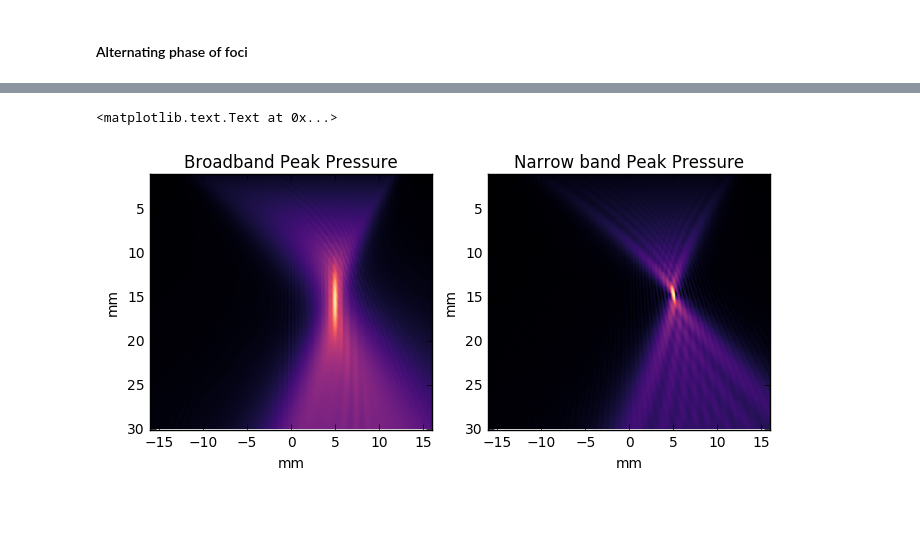
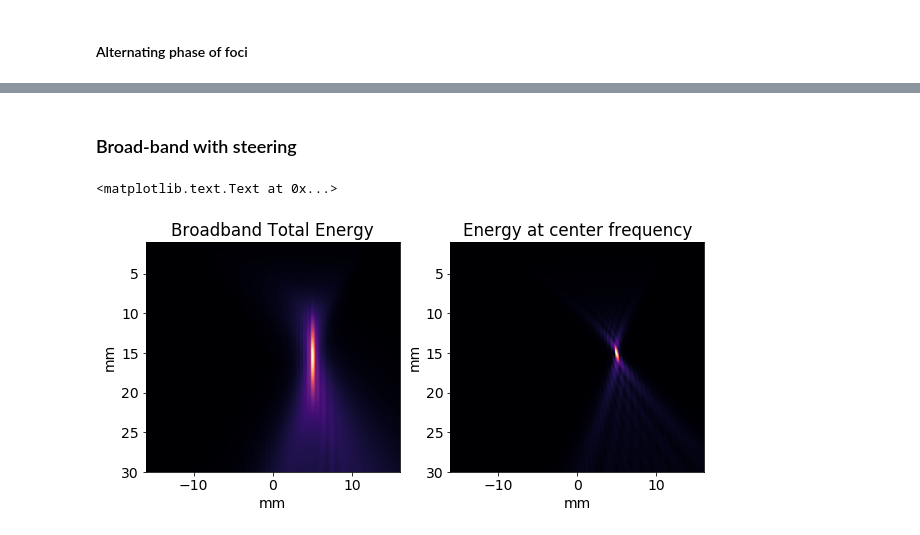
Before and after one commit to vlchaplin/pyRayleighCuda, a Jupyter notebook: examples/LinearProbe2D.ipynb, the cells around one changed output, grey strips where cells are left out. Saved outputs shown, nothing was run; the diff lists cells and outputs as text; code cells hidden in the pictures; blank space fills up the shorter version.

```diff
--- a/examples/LinearProbe2D.ipynb
+++ b/examples/LinearProbe2D.ipynb
@@ -142,13 +152,13 @@ import scipy.signal as sig
 # %%
 fc = 3e6
 
-Fs = 40e6
+Fs = 80e6
 dt=1/Fs
-t_us = np.arange(0.0, 4.0, dt*1e6)
+t_us = np.arange(0.0, 2.0, dt*1e6)
 Nt = len(t_us)
 mid = round(Nt/2)
 
-w = sig.gausspulse(t_us - t_us[mid], fc=fc*1e-6, bw=0.3)
+w = sig.gausspulse(t_us - t_us[mid], fc=fc*1e-6, bw=0.5)
 wfft = np.fft.fft(w)
 freqs = np.fft.fftfreq(Nt,d=dt)
 
@@ -192,8 +212,15 @@ plt.legend(loc=(.6,0.8))
 pr = np.zeros([nf,Nx,Ny,Nz],dtype=np.complex)
 
 for i in range(nf):
+
+    if subThreshold[i]:
+        #If the signal is power is small at this frequency, skip it
+        continue
+
     uamp = np.ones(NN)*sampling_envelope[i]
     ki_mm = (2*np.pi*sampling_freqs[i]/c0)*1e-3  #wavenumber corresponding to this frequency
-    pr[i] = transducers.calc_pressure_field(ki_mm, uxyz, uamp, xp, yp, zp, unormals=unormals)
+
+
+    pr[i] = transducers.calc_pressure_field_cuda(ki_mm, uxyz, uamp, xp, yp, zp, unormals=unormals)
 
 pr = pr.squeeze()
@@ -215,9 +264,0 @@ plt.imshow(np.sum(np.real(pr[:]),axis=0).T, extent=imgBoundsT )
-# %%
-tt = np.arange(0.0,20.0, dt*1e6)
-ss=np.zeros_like(tt)
-for i in range(nf):
-    fi=2*np.pi*sampling_freqs[i]*1e-6
-    ss+= sampling_envelope[i]*np.cos(fi*(tt))
-
-plt.plot(tt*c0*1e-3, ss)
-plt.xlabel('mm')
@@ -227,29 +265,33 @@ plt.xlabel('mm')
+# %% [markdown]
+### Broad-band with steering
 # %%
-pr = np.zeros([nf,Nx,Ny,Nz],dtype=np.complex)
+prmf = np.zeros([nf,Nx,Ny,Nz],dtype=np.complex)
 
 uamp = transducers.get_focused_element_vals(2*np.pi*fc/c0*1e-3, uxyz, [[5,0,15]], [1], L1renorm=NN)
 
 for i in range(nf):
+    if subThreshold[i]:
+        continue
     uamp_i = uamp*sampling_envelope[i]
     ki_mm = (2*np.pi*sampling_freqs[i]/c0)*1e-3  #wavenumber corresponding to this frequency
-    pr[i] = transducers.calc_pressure_field(ki_mm, uxyz, uamp_i, xp, yp, zp, unormals=unormals)
+    prmf[i] = transducers.calc_pressure_field_cuda(ki_mm, uxyz, uamp_i, xp, yp, zp, unormals=unormals)
 
-pr = pr.squeeze()
+prmf = prmf.squeeze()
 # %%
 fi = np.argmin(np.abs(sampling_freqs-fc))
 
-plt.figure(figsize=(8,4))
+plt.figure(figsize=(10,8))
 plt.subplot(121)
-plt.imshow(np.sum( np.abs(pr[0:]), axis=0).T, extent=imgBoundsT )
-plt.title('Broadband Peak Pressure')
+plt.imshow(np.sum( np.abs(prmf[0:])**2, axis=0).T, extent=imgBoundsT )
+plt.title('Broadband Total Energy')
 plt.xlabel('mm')
 plt.ylabel('mm')
 
 plt.subplot(122)
-plt.imshow( np.abs(pr[fi]).T, extent=imgBoundsT )
-plt.title('Narrow band Peak Pressure')
+plt.imshow( np.abs(prmf[fi]).T**2, extent=imgBoundsT )
+plt.title('Energy at center frequency')
 plt.xlabel('mm')
 plt.ylabel('mm')
 # %% [output]
 <matplotlib.text.Text at 0x...>
-[figure, old version]
+[figure, new version]
```
Also changed, not shown: parts of 21 cells of this notebook, 1 other file.
